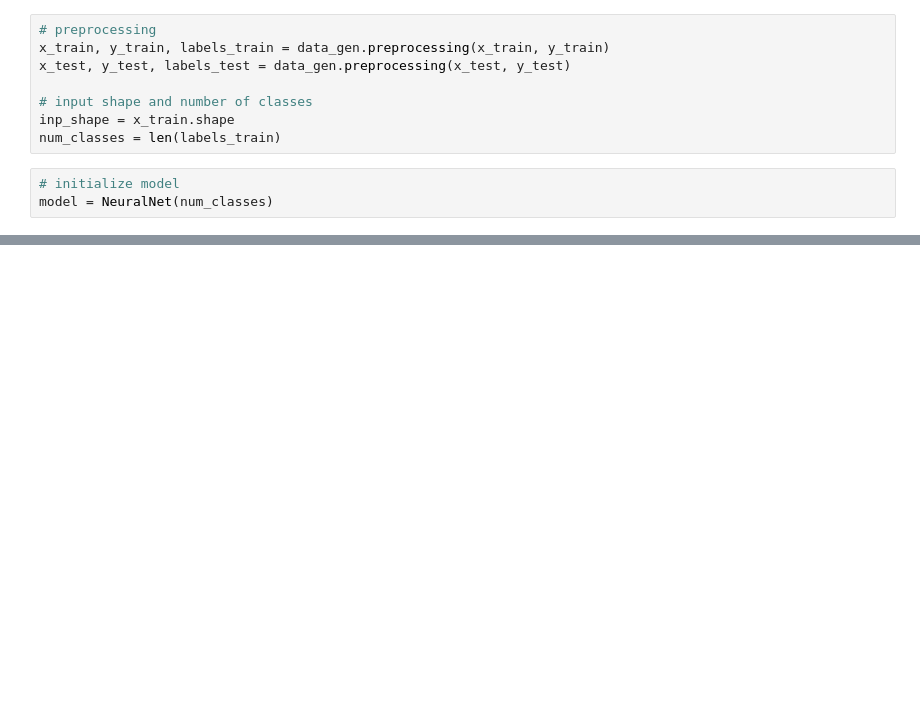
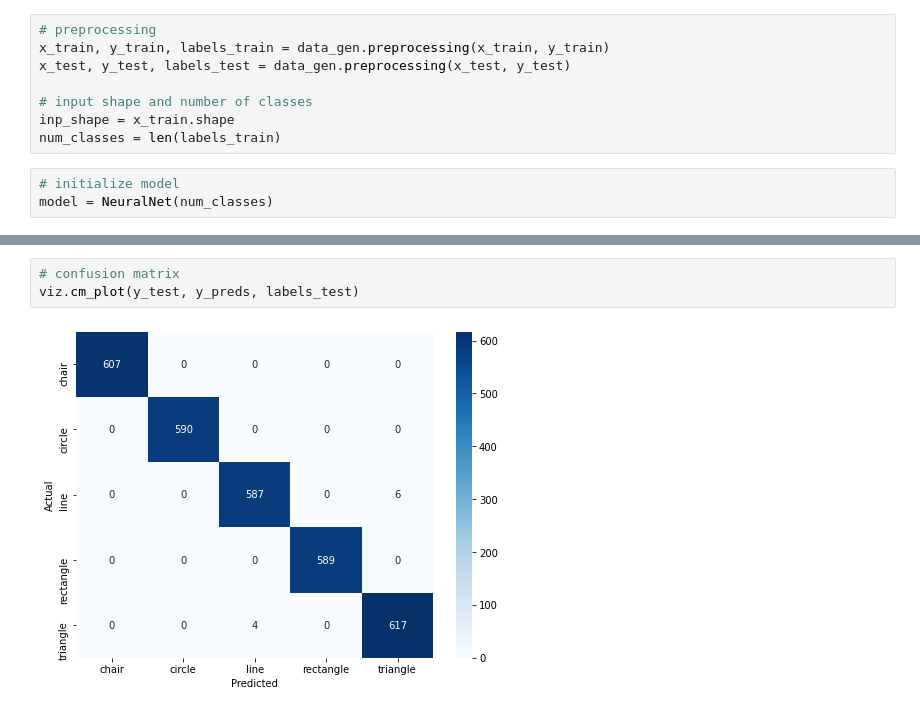
Before and after one commit to ftrtz/ai_library, a Jupyter notebook: main.ipynb, the cells around one changed output, grey strips where cells are left out. Saved outputs shown, nothing was run; the diff lists cells and outputs as text; blank space fills up the shorter version.

Commit message:
added confusion matrix and minor changes

```diff
--- a/main.ipynb
+++ b/main.ipynb
@@ -88,0 +85,5 @@ viz.img_plot("Sample images and predicted labels", x_test, labels_test[y_preds])
+# %%
+# confusion matrix
+viz.cm_plot(y_test, y_preds, labels_test)
+# %% [output]
+[figure, added]
```
Also changed, not shown: parts of 7 cells of this notebook.
